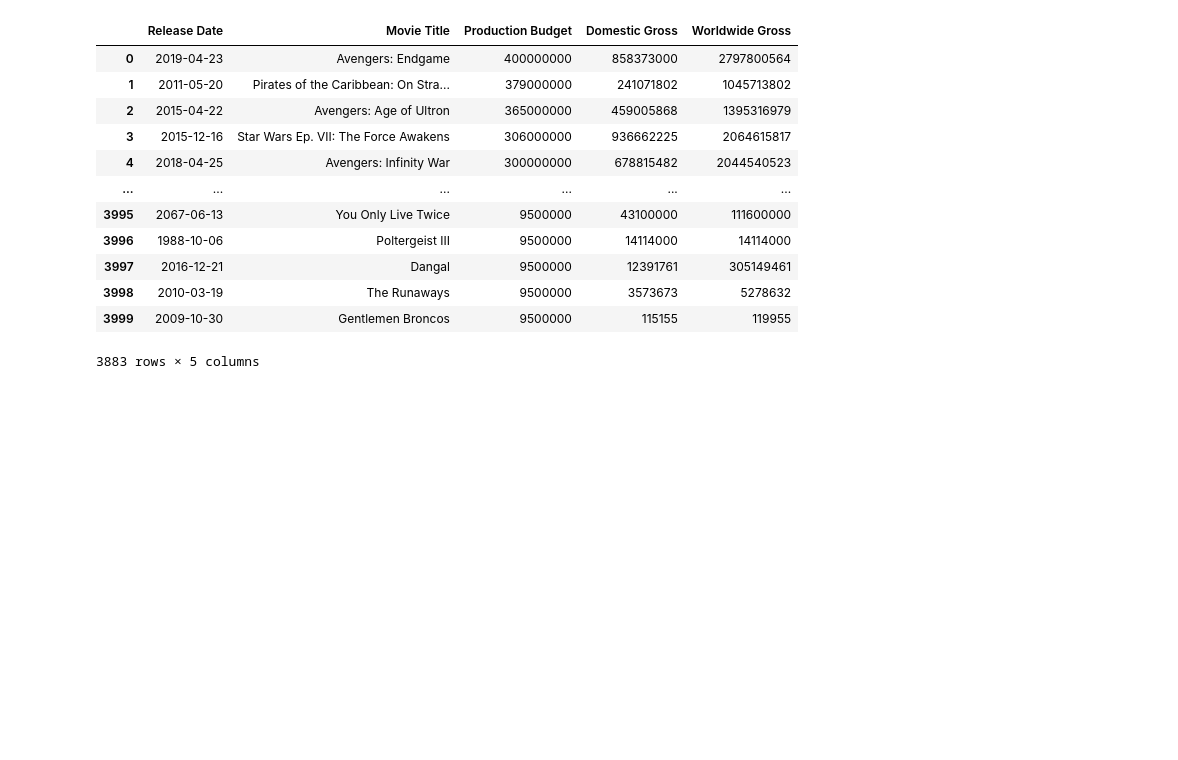
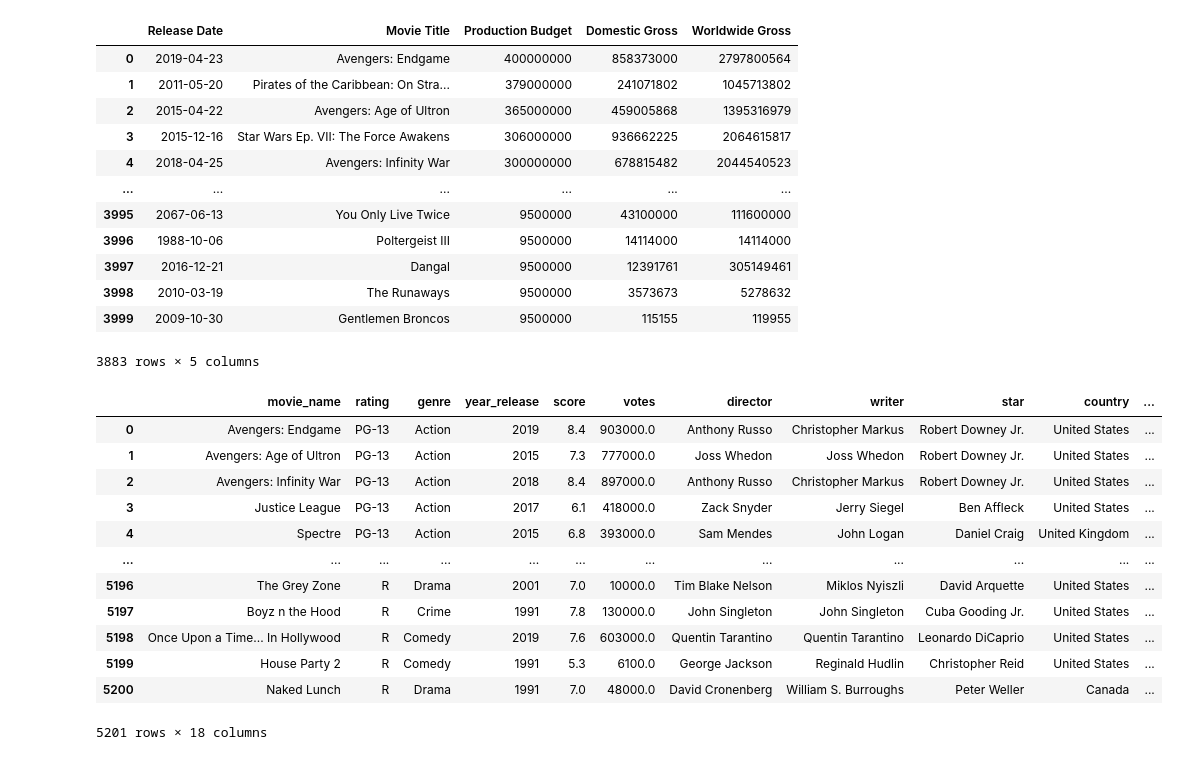
Before and after one commit to Kevin-Cutler/Final-Project, a Jupyter notebook: data_cleaning.ipynb, the cells around one changed output. Saved outputs shown, nothing was run; the diff lists cells and outputs as text; code cells hidden in the pictures; blank space fills up the shorter version.

Commit message:
to_sql and sql_query tool

```diff
--- a/data_cleaning.ipynb
+++ b/data_cleaning.ipynb
@@ -139,5 +149,8 @@ movies_df.to_csv("Resources/movies_cleaned.csv", index=False)
 top_4000_movies_df.rename(columns={'Release Date':'Release_Date', 'Movie Title':'Movie_Title', 'Production Budget':'Production_Budget', 'Domestic Gross':'Domestic_Gross',
        'Worldwide Gross':'Worldwide_Gross'},inplace=True)
 # %%
-#export movies_df to a local csv file
-top_4000_movies_df.to_csv("Resources/top_4000_cleaned.csv", index=False)
+# create string to access postgreSQL database
+db_string = f"postgresql://postgres:{db_password}@127.0.0.1:5432/movie_final"
+# %%
+# create engine for sqalchemy
+engine = create_engine(db_string)
@@ -143,0 +163,18 @@ top_4000_movies_df.to_csv("Resources/top_4000_cleaned.csv", index=False)
+# %%
+# read in merged_movie_df from pgAdmin and postgreSQL
+merged_movies_df = pd.read_sql_query('''SELECT * FROM merged_movies;''', engine)
+merged_movies_df
+# %% [output]
+|  | movie_name | rating | genre | year_release | score | votes | director | writer | star | country | ... |
+| 0 | Avengers: Endgame | PG-13 | Action | 2019 | 8.4 | 903000.0 | Anthony Russo | Christopher Markus | Robert Downey Jr. | United States | ... |
+| 1 | Avengers: Age of Ultron | PG-13 | Action | 2015 | 7.3 | 777000.0 | Joss Whedon | Joss Whedon | Robert Downey Jr. | United States | ... |
+| 2 | Avengers: Infinity War | PG-13 | Action | 2018 | 8.4 | 897000.0 | Anthony Russo | Christopher Markus | Robert Downey Jr. | United States | ... |
+| 3 | Justice League | PG-13 | Action | 2017 | 6.1 | 418000.0 | Zack Snyder | Jerry Siegel | Ben Affleck | United States | ... |
+| 4 | Spectre | PG-13 | Action | 2015 | 6.8 | 393000.0 | Sam Mendes | John Logan | Daniel Craig | United Kingdom | ... |
+| ... | ... | ... | ... | ... | ... | ... | ... | ... | ... | ... | ... |
+| 5196 | The Grey Zone | R | Drama | 2001 | 7.0 | 10000.0 | Tim Blake Nelson | Miklos Nyiszli | David Arquette | United States | ... |
+| 5197 | Boyz n the Hood | R | Crime | 1991 | 7.8 | 130000.0 | John Singleton | John Singleton | Cuba Gooding Jr. | United States | ... |
+| 5198 | Once Upon a Time... In Hollywood | R | Comedy | 2019 | 7.6 | 603000.0 | Quentin Tarantino | Quentin Tarantino | Leonardo DiCaprio | United States | ... |
+| 5199 | House Party 2 | R | Comedy | 1991 | 5.3 | 6100.0 | George Jackson | Reginald Hudlin | Christopher Reid | United States | ... |
+| 5200 | Naked Lunch | R | Drama | 1991 | 7.0 | 48000.0 | David Cronenberg | William S. Burroughs | Peter Weller | Canada | ... |
+5201 rows × 18 columns
```
Also changed, not shown: parts of 9 cells of this notebook.
